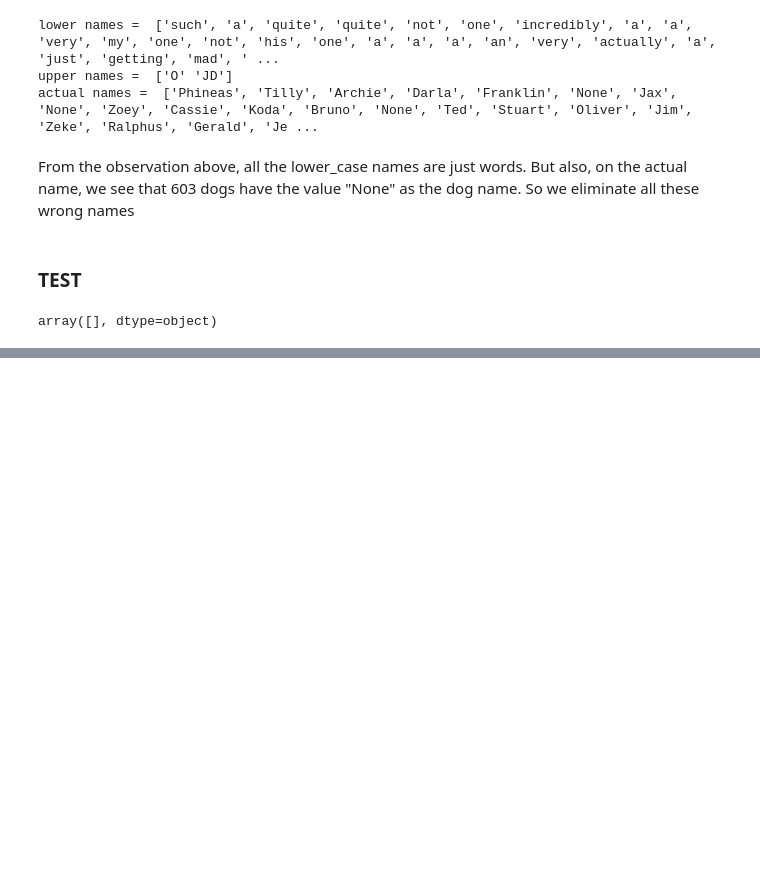
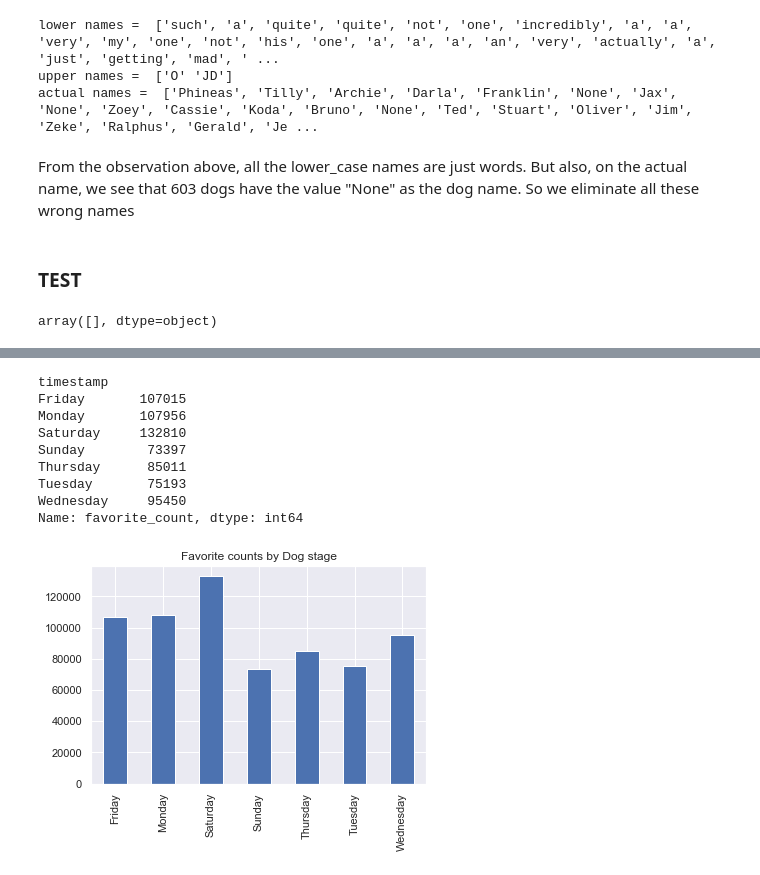
Before and after one commit to Nkem-Nwatu/We-rate-dogs, a Jupyter notebook: We_rate_dogs.ipynb, the cells around one changed output, grey strips where cells are left out. Cells and saved outputs as stored; diff of their text form; code cells hidden in the pictures; blank space fills up the shorter version.

```diff
--- a/We_rate_dogs.ipynb
+++ b/We_rate_dogs.ipynb
@@ -759,0 +970,14 @@ model_mpg[model_mpg['mpg_change'] == max_change]
+# %%
+print(master_data.groupby(master_data.timestamp.dt.day_name())['favorite_count'].agg('max'))
+master_data.groupby(master_data.timestamp.dt.day_name())['favorite_count'].agg('max').plot(kind = 'bar',title = 'Favorite counts by Dog stage', xlabel = '');
+# %% [output]
+timestamp
+Friday       107015
+Monday       107956
+Saturday     132810
+Sunday        73397
+Thursday      85011
+Tuesday       75193
+Wednesday     95450
+Name: favorite_count, dtype: int64
+[figure, added]
```
Also changed, not shown: parts of 61 cells of this notebook, 1 other file.
